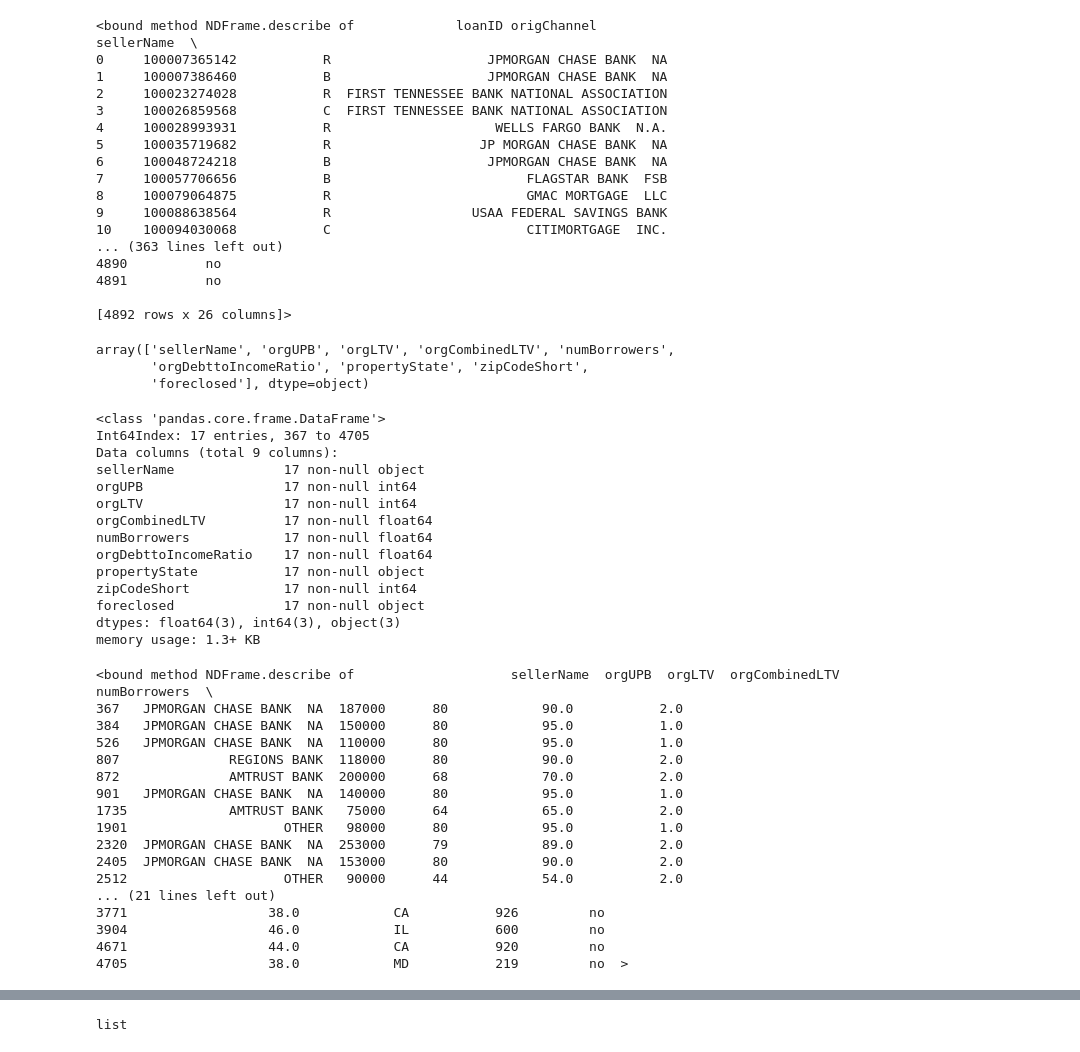
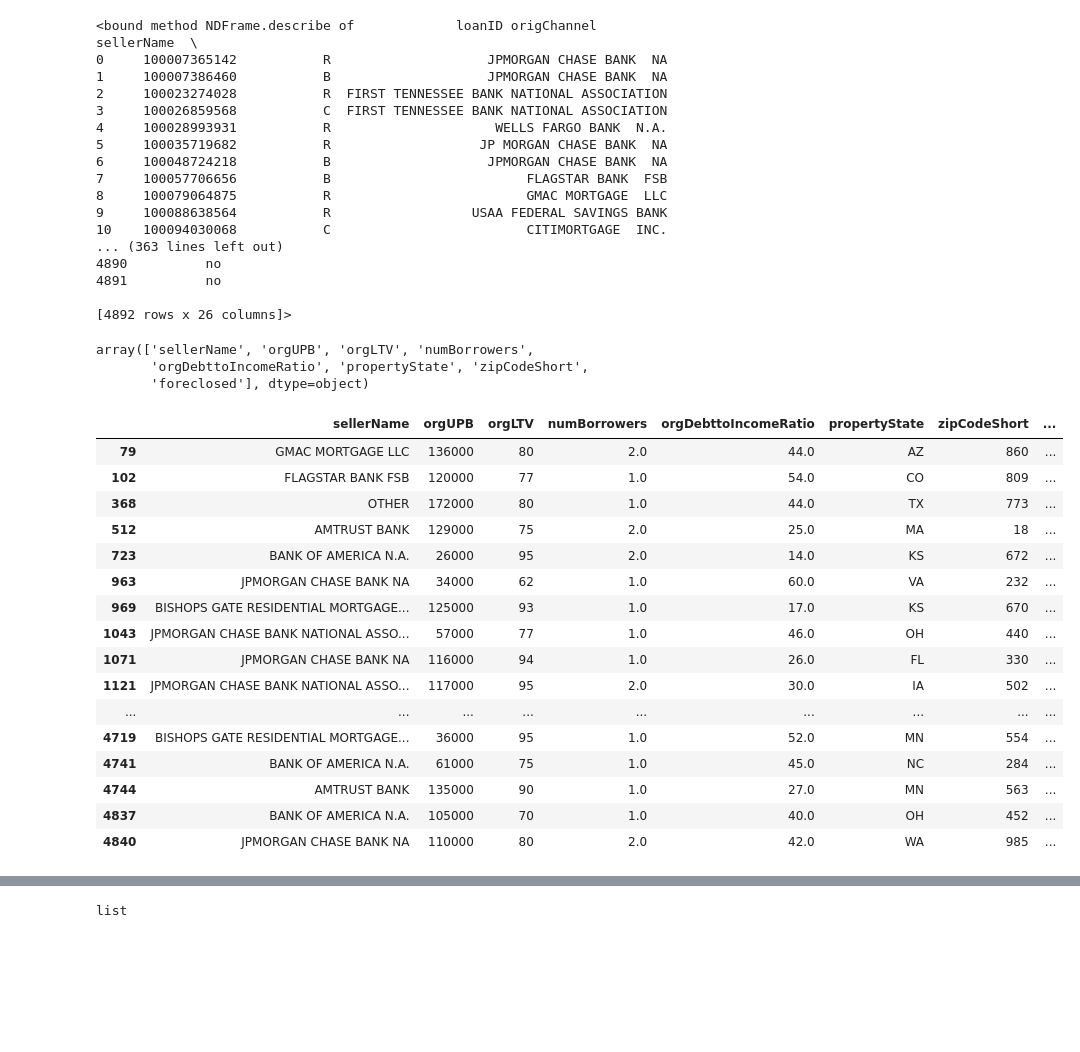
Before and after one commit to MehakBeri/Mortgage-Risk-Analytics-HackUTD19, a Jupyter notebook: HackUTD19-Modelling.ipynb, the cells around one changed output, grey strips where cells are left out. Saved outputs shown, nothing was run; the diff lists cells and outputs as text; code cells hidden in the pictures; blank space fills up the shorter version.

```diff
--- a/HackUTD19-Modelling.ipynb
+++ b/HackUTD19-Modelling.ipynb
@@ -8,7 +8,7 @@ from sklearn import preprocessing
 # %% [markdown]
 # Foreclosure Data
 # %%
-file = pd.read_csv('foreclosure_data.csv')
+file = pd.read_csv('/home/mehakberi/Downloads/foreclosure_data.csv')
 original = file.copy(deep=True)
 # %%
 colvals = file.columns.tolist()
@@ -53,7 +53,7 @@ file.describe
 [4892 rows x 26 columns]>
 # %%
 todrop=[]
-indtokeep = [3,5,9,10,11,12,19,20,26]
+indtokeep = [3,5,9,11,12,19,20,26]
 i=1
 for x in colvals:
     if i not in indtokeep:
@@ -64,45 +64,32 @@ file= file.drop(columns=todrop)
 file=file.dropna(axis='rows')
 file.columns.values
 # %% [output]
-array(['sellerName', 'orgUPB', 'orgLTV', 'orgCombinedLTV', 'numBorrowers',
+array(['sellerName', 'orgUPB', 'orgLTV', 'numBorrowers',
        'orgDebttoIncomeRatio', 'propertyState', 'zipCodeShort',
        'foreclosed'], dtype=object)
 # %%
-file.info()
-org_file=file
-file.describe
+#file.info()
+org_file=file.copy(deep=True)
+#file.describe
+file[file['foreclosed']=='yes']
 # %% [output]
-<class 'pandas.core.frame.DataFrame'>
-Int64Index: 17 entries, 367 to 4705
-Data columns (total 9 columns):
-sellerName              17 non-null object
-orgUPB                  17 non-null int64
-orgLTV                  17 non-null int64
-orgCombinedLTV          17 non-null float64
-numBorrowers            17 non-null float64
-orgDebttoIncomeRatio    17 non-null float64
-propertyState           17 non-null object
-zipCodeShort            17 non-null int64
-foreclosed              17 non-null object
-dtypes: float64(3), int64(3), object(3)
-memory usage: 1.3+ KB
-<bound method NDFrame.describe of                    sellerName  orgUPB  orgLTV  orgCombinedLTV  numBorrowers  \
-367   JPMORGAN CHASE BANK  NA  187000      80            90.0           2.0
-384   JPMORGAN CHASE BANK  NA  150000      80            95.0           1.0
-526   JPMORGAN CHASE BANK  NA  110000      80            95.0           1.0
-807              REGIONS BANK  118000      80            90.0           2.0
-872              AMTRUST BANK  200000      68            70.0           2.0
-901   JPMORGAN CHASE BANK  NA  140000      80            95.0           1.0
-1735             AMTRUST BANK   75000      64            65.0           2.0
-1901                    OTHER   98000      80            95.0           1.0
-2320  JPMORGAN CHASE BANK  NA  253000      79            89.0           2.0
-2405  JPMORGAN CHASE BANK  NA  153000      80            90.0           2.0
-2512                    OTHER   90000      44            54.0           2.0
-... (21 lines left out)
-3771                  38.0            CA           926         no
-3904                  46.0            IL           600         no
-4671                  44.0            CA           920         no
-4705                  38.0            MD           219         no  >
+|  | sellerName | orgUPB | orgLTV | numBorrowers | orgDebttoIncomeRatio | propertyState | zipCodeShort | ... |
+| 79 | GMAC MORTGAGE LLC | 136000 | 80 | 2.0 | 44.0 | AZ | 860 | ... |
+| 102 | FLAGSTAR BANK FSB | 120000 | 77 | 1.0 | 54.0 | CO | 809 | ... |
+| 368 | OTHER | 172000 | 80 | 1.0 | 44.0 | TX | 773 | ... |
+| 512 | AMTRUST BANK | 129000 | 75 | 2.0 | 25.0 | MA | 18 | ... |
+| 723 | BANK OF AMERICA N.A. | 26000 | 95 | 2.0 | 14.0 | KS | 672 | ... |
+| 963 | JPMORGAN CHASE BANK NA | 34000 | 62 | 1.0 | 60.0 | VA | 232 | ... |
+| 969 | BISHOPS GATE RESIDENTIAL MORTGAGE... | 125000 | 93 | 1.0 | 17.0 | KS | 670 | ... |
+| 1043 | JPMORGAN CHASE BANK NATIONAL ASSO... | 57000 | 77 | 1.0 | 46.0 | OH | 440 | ... |
+| 1071 | JPMORGAN CHASE BANK NA | 116000 | 94 | 1.0 | 26.0 | FL | 330 | ... |
+| 1121 | JPMORGAN CHASE BANK NATIONAL ASSO... | 117000 | 95 | 2.0 | 30.0 | IA | 502 | ... |
+| ... | ... | ... | ... | ... | ... | ... | ... | ... |
+| 4719 | BISHOPS GATE RESIDENTIAL MORTGAGE... | 36000 | 95 | 1.0 | 52.0 | MN | 554 | ... |
+| 4741 | BANK OF AMERICA N.A. | 61000 | 75 | 1.0 | 45.0 | NC | 284 | ... |
+| 4744 | AMTRUST BANK | 135000 | 90 | 1.0 | 27.0 | MN | 563 | ... |
+| 4837 | BANK OF AMERICA N.A. | 105000 | 70 | 1.0 | 40.0 | OH | 452 | ... |
+| 4840 | JPMORGAN CHASE BANK NA | 110000 | 80 | 2.0 | 42.0 | WA | 985 | ... |
 # %%
 # more pre processing
 le = preprocessing.LabelEncoder()
```
Also changed, not shown: parts of 13 cells of this notebook, 13 other files.
